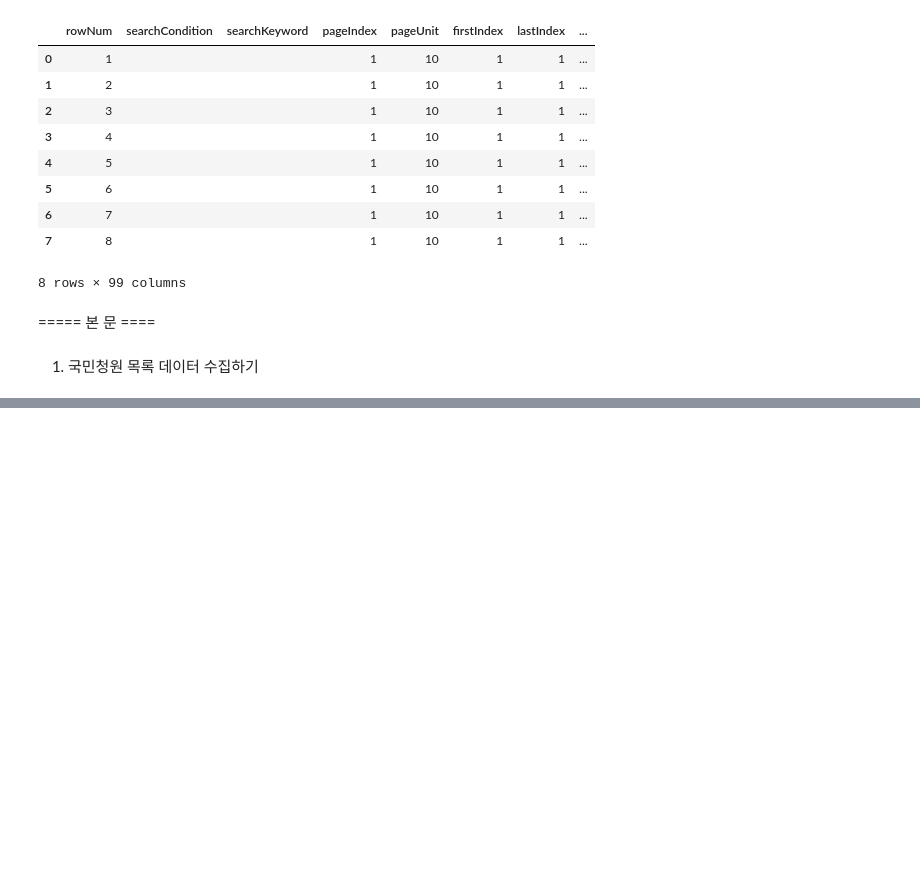
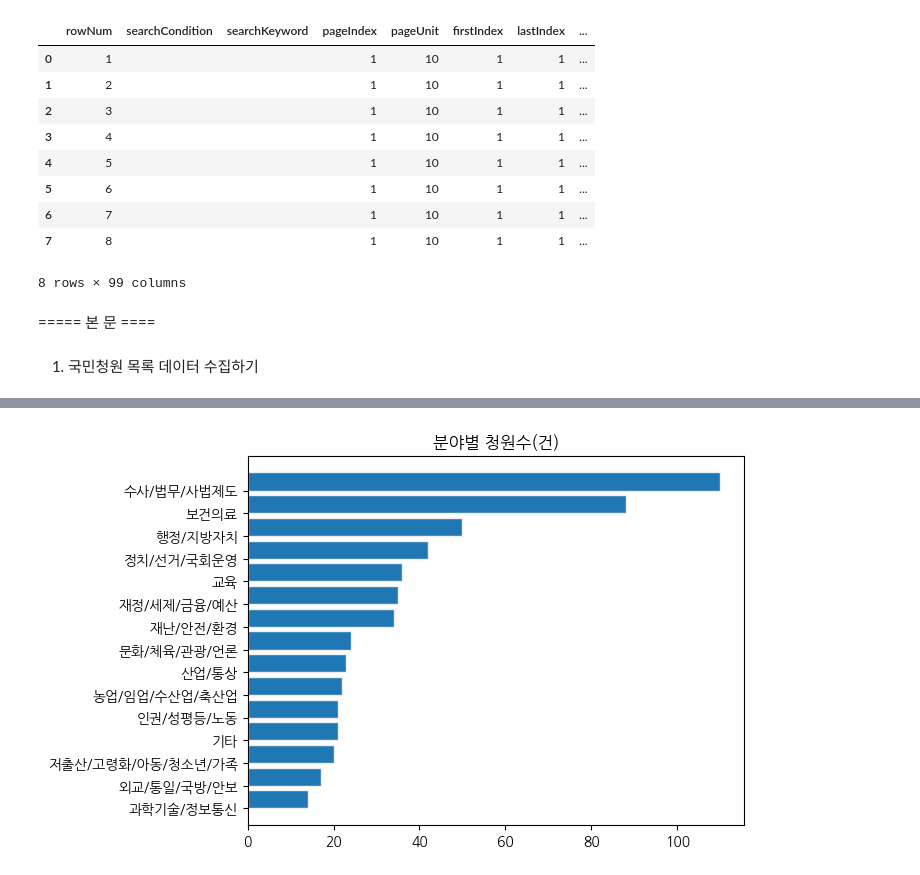
Before and after one commit to stonesteel0606/seaborn_tutorial, a Jupyter notebook: 국민청원_스크래핑.ipynb, the cells around one changed output, grey strips where cells are left out. Cells and saved outputs as stored; diff of their text form; code cells hidden in the pictures; blank space fills up the shorter version.

Commit message:
'add/data_analysis_1'

```diff
--- a/국민청원_스크래핑.ipynb
+++ b/국민청원_스크래핑.ipynb
@@ -172,0 +208,15 @@ get_all_page()
+# %%
+df_field = pd.DataFrame()
+
+for field in df["청원분야"].unique():
+
+    num = df[df['청원분야'] == field].shape[0]
+    df_field[field] = [num, round(num / df.shape[0] * 100, 1),
+                      df[(df['청원분야'] == field) & (df['청원결과'] != '동의만료폐기')].shape[0],
+                      round(df[(df['청원분야'] == field) & (df['청원결과'] != '동의만료폐기')]
+                            .shape[0]/num*100, 1)]
+
+df_field = df_field.T
+df_field.columns = ['청원수', '비율(%)', '동의수', '동의성공률(%)']
+df_field = df_field.sort_values(by='청원수', ascending=False)
+df_field
@@ -172,0 +241,17 @@ get_all_page()
+# %%
+def get_bar_graph(df, subject, graph_title):
+
+    df = df.sort_values(by=subject, ascending=True)
+    y = np.arange(df.shape[0])
+    years = df.index
+    values = [ a for a in df.loc[:, subject]]
+
+    plt.barh(y, values, align='edge', edgecolor='#eee',
+             linewidth=1, tick_label=years)
+    plt.title(graph_title)
+
+    return plt.show()
+# %%
+get_bar_graph(df_field, '청원수', '분야별 청원수(건)')
+# %% [output]
+[figure, added]
```
Also changed, not shown: parts of 12 cells of this notebook.
